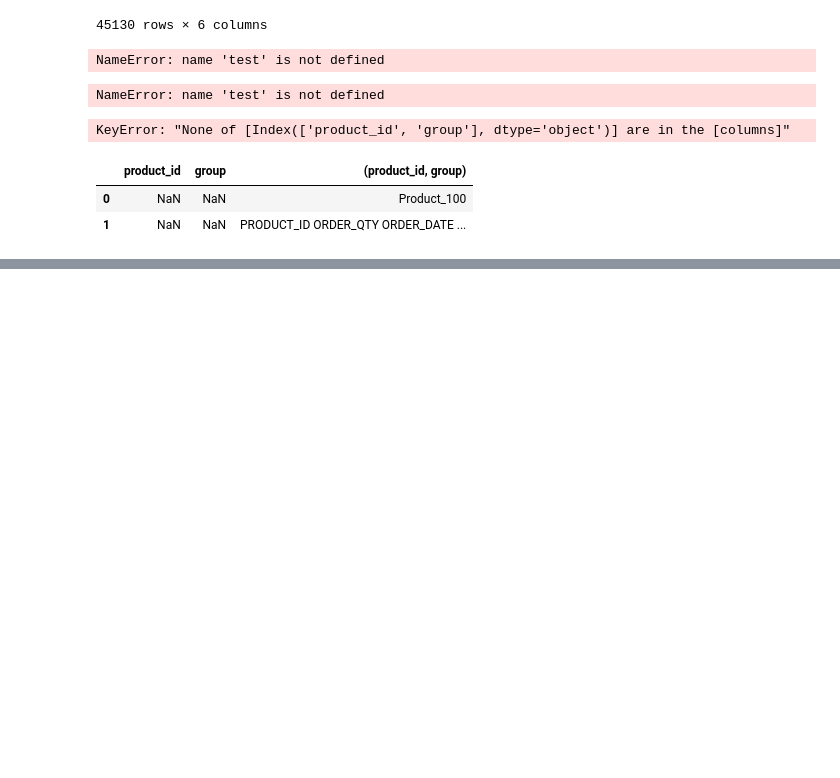
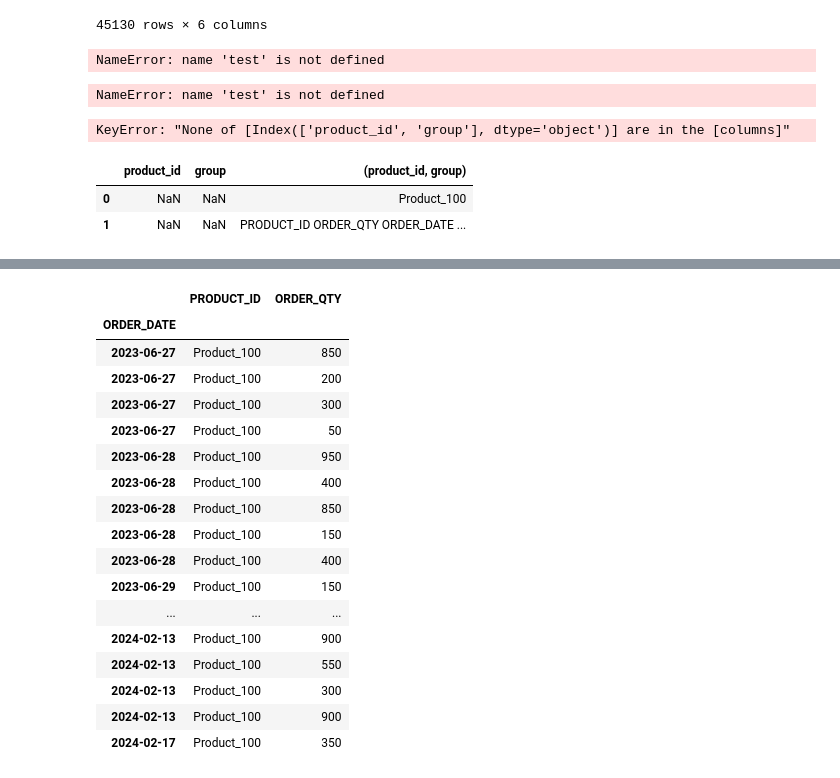
Before and after one commit to diptibhunde/ManufacturingRepo, a Jupyter notebook: Saiteja/Untitled.ipynb, the cells around one changed output, grey strips where cells are left out. Cells and saved outputs as stored; diff of their text form; code cells hidden in the pictures; blank space fills up the shorter version.

```diff
--- a/Saiteja/Untitled.ipynb
+++ b/Saiteja/Untitled.ipynb
@@ -296,0 +330,21 @@ test
+# %%
+test_data
+# %% [output]
+|  | PRODUCT_ID | ORDER_QTY |
+| ORDER_DATE |  |  |
+| 2023-06-27 | Product_100 | 850 |
+| 2023-06-27 | Product_100 | 200 |
+| 2023-06-27 | Product_100 | 300 |
+| 2023-06-27 | Product_100 | 50 |
+| 2023-06-28 | Product_100 | 950 |
+| 2023-06-28 | Product_100 | 400 |
+| 2023-06-28 | Product_100 | 850 |
+| 2023-06-28 | Product_100 | 150 |
+| 2023-06-28 | Product_100 | 400 |
+| 2023-06-29 | Product_100 | 150 |
+| ... | ... | ... |
+| 2024-02-13 | Product_100 | 900 |
+| 2024-02-13 | Product_100 | 550 |
+| 2024-02-13 | Product_100 | 300 |
+| 2024-02-13 | Product_100 | 900 |
+| 2024-02-17 | Product_100 | 350 |
```
Also changed, not shown: parts of 3 cells of this notebook.
